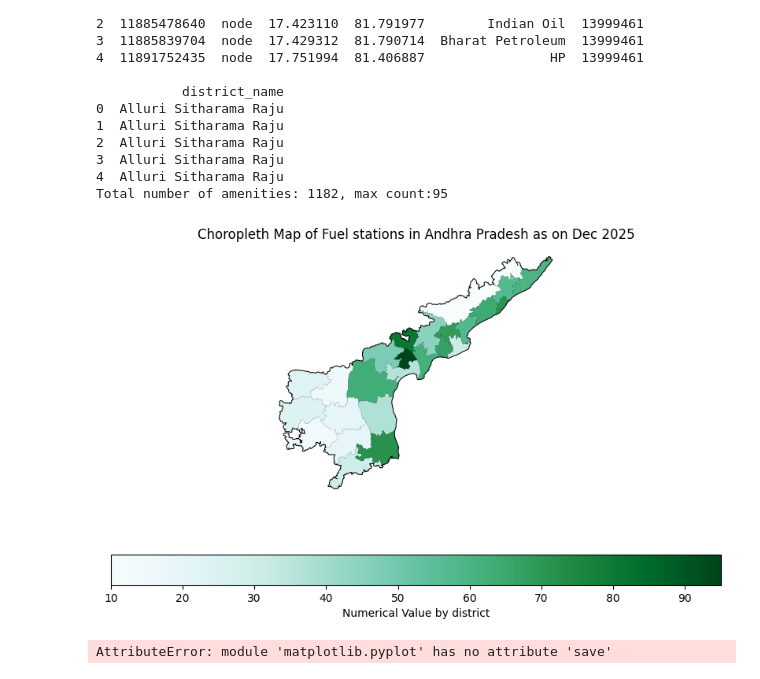
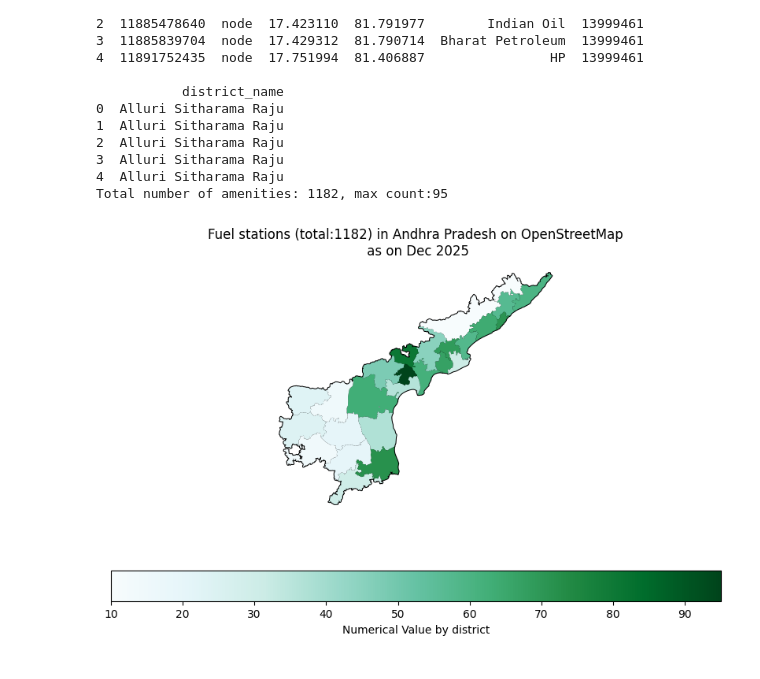
Before and after one commit to arjunaraoc/upd-gsws-osm, a Jupyter notebook: viz_osm_stats.ipynb, the cells around one changed output. Saved outputs shown, nothing was run; the diff lists cells and outputs as text; code cells hidden in the pictures.

Commit message:
minor tweaks to visualisation

```diff
--- a/viz_osm_stats.ipynb
+++ b/viz_osm_stats.ipynb
@@ -74,35 +74,32 @@ merged_gdf = pd.merge(
 # %%
 #  'merged_gdf' will be the basemap,'gdf' will be the overlay to show the district boundaries
 # 1. Create a figure and axes
 fig, ax = plt.subplots(figsize=(10, 6))
 
 # 2. Plot the base map (e.g., countries)
 # Use zorder=1 to place it at the bottom
 merged_gdf.plot(ax=ax,
     column='count',
     cmap='BuGn',            # Choose a colormap
     legend=True,              # Display a legend
     legend_kwds={'label': "Numerical Value by district", 'orientation': "horizontal"}, zorder=2
 )
 
 # 3. Plot the second gdf (e.g., cities) as an overlay
 # Use zorder=2 (or higher) to ensure it's on top
 gdf.plot(ax=ax,     facecolor="none",       # Makes the interior of the polygons transparent
     edgecolor="black",      # Sets the edge color to opaque black
     linewidth=1.5,           # Sets the edge width,
     zorder=1)
 
 # Optional: Customize the plot
-ax.set_title(f"Choropleth Map of {amenity_name}s in Andhra Pradesh as on Dec 2025")
+ax.set_title(f"{amenity_name}s (total:{total_amenities}) in Andhra Pradesh on OpenStreetMap\n as on Dec 2025")
 # Remove axis labels for a cleaner map appearance
 ax.set_axis_off()
 
 # save plot
-plt.savefig(f'data/{amenity_name} chloropeth map.png')
+plt.savefig(f'data/{amenity_name} chloropeth map.png',transparent=True, dpi=300)
 # Display the map
 plt.show()
-# save as png
-plt.save
 # %% [output]
-[figure, old version]
+[figure, new version]
-AttributeError: module 'matplotlib.pyplot' has no attribute 'save'
```
Also changed, not shown: 1 other file.
